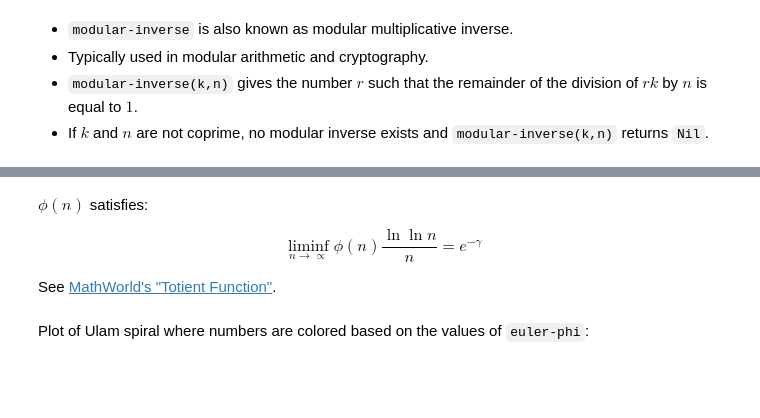
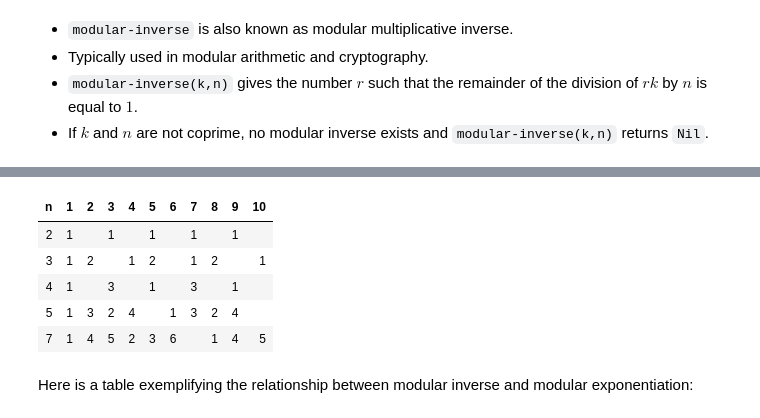
Before and after one commit to antononcube/RakuForPrediction-blog, a Jupyter notebook: Presentations/Notebooks/Number-theory-neat-examples-Set-2.ipynb, the cells around one changed output, grey strips where cells are left out. Drawn from its saved outputs; the diff is of its cells as text; code cells hidden in the pictures; blank space fills up the shorter version.

```diff
--- a/Presentations/Notebooks/Number-theory-neat-examples-Set-2.ipynb
+++ b/Presentations/Notebooks/Number-theory-neat-examples-Set-2.ipynb
@@ -228,8 +256,0 @@ js-d3-list-line-plot((^100)».&euler-phi, background => 'none', plot-label => "E
-# %% [markdown]
-$\phi(n)$ satisfies:
-
-$$
-\liminf_{n \rightarrow \propto} \phi(n) \frac{\ln \ln n}{n} = e^{-\gamma}
-$$
-
-See [MathWorld's "Totient Function"](https://mathworld.wolfram.com/TotientFunction.html).
@@ -245,2 +256,0 @@ js-d3-list-plot(
-# %% [markdown]
-Plot of Ulam spiral where numbers are colored based on the values of `euler-phi`:
@@ -254,0 +257,16 @@ js-d3-matrix-plot(@mat, width => 400, height => 400, :!grid-lines, color-palette
+# %%
+#%html
+my @row = 2, 3, 4, 5, 7;
+my @col = 1..10;
+(@row X @col).map({ $_.tail => modular-inverse($_.tail, $_.head) // '' }).rotor(@col.elems)».Hash
+==> { $_.kv.map(-> $k, %v { %v<n> = @row[$k]; %v }) }()
+==> to-html(field-names => ['n', |@col».Str])
+# %% [output]
+| n | 1 | 2 | 3 | 4 | 5 | 6 | 7 | 8 | 9 | 10 |
+| 2 | 1 |  | 1 |  | 1 |  | 1 |  | 1 |  |
+| 3 | 1 | 2 |  | 1 | 2 |  | 1 | 2 |  | 1 |
+| 4 | 1 |  | 3 |  | 1 |  | 3 |  | 1 |  |
+| 5 | 1 | 3 | 2 | 4 |  | 1 | 3 | 2 | 4 |  |
+| 7 | 1 | 4 | 5 | 2 | 3 | 6 |  | 1 | 4 | 5 |
+# %% [markdown]
+Here is a table exemplifying the relationship between modular inverse and modular exponentiation:
```
Also changed, not shown: parts of 88 cells of this notebook.
